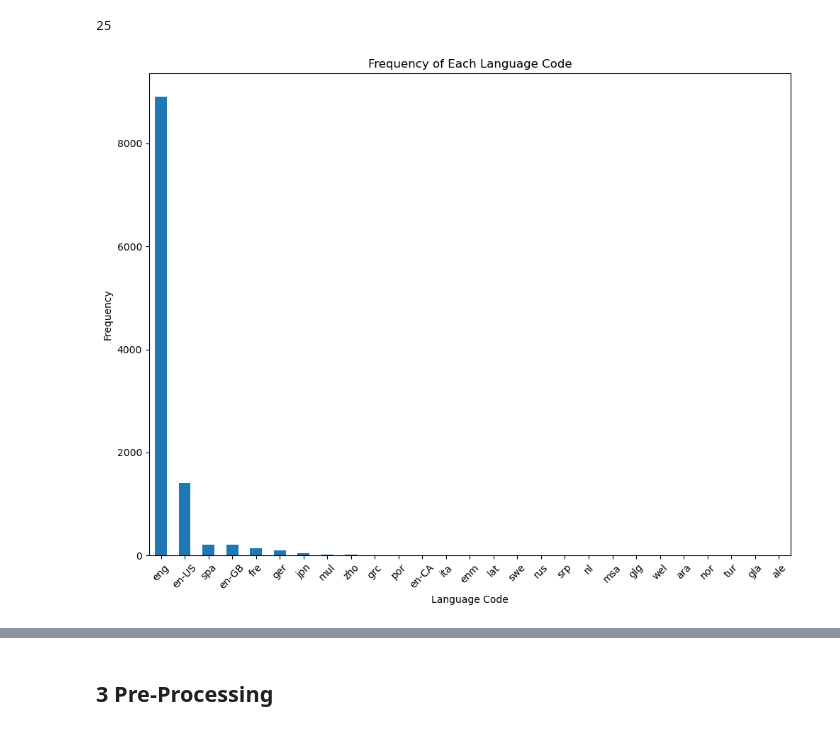
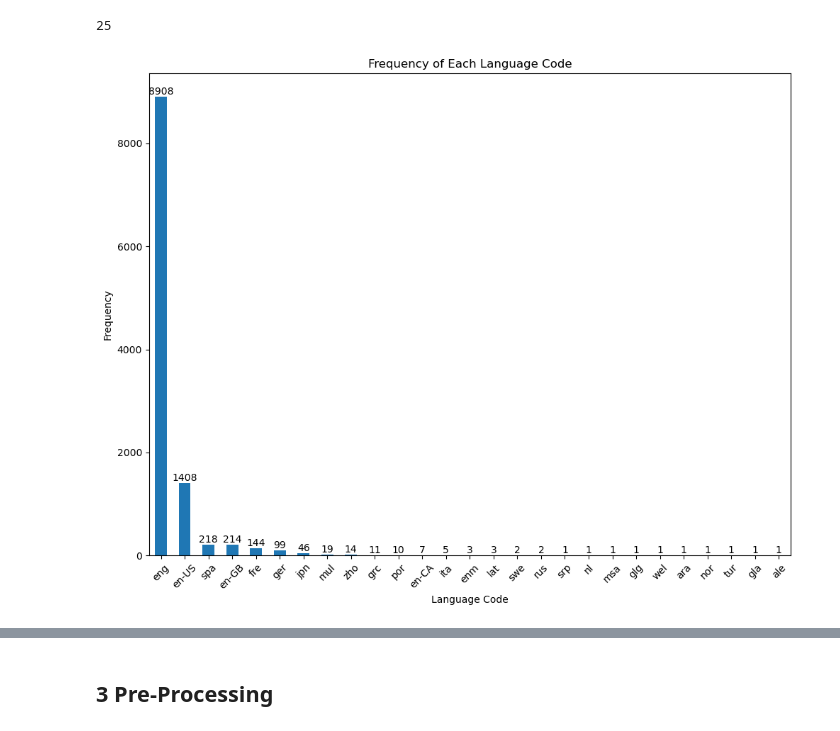
Before and after one commit to matrigz/Book-Rating-Prediction-Mode, a Jupyter notebook: projet.ipynb, the cells around one changed output, grey strips where cells are left out. Drawn from its saved outputs; the diff is of its cells as text; code cells hidden in the pictures.

```diff
--- a/projet.ipynb
+++ b/projet.ipynb
@@ -70,14 +70,18 @@ plt.scatter(df["  num_pages"], df["average_rating"], linewidths=0.1)
 # %%
 # Counting the frequency of each language code
 language_counts = df['language_code'].value_counts()
 
 # Creating a bar chart for the language codes
 plt.figure(figsize=(10, 8))
 language_counts.plot(kind='bar')
 plt.title('Frequency of Each Language Code')
 plt.xlabel('Language Code')
 plt.ylabel('Frequency')
 plt.xticks(rotation=45)
+
+for i in range(len(language_counts)):
+    plt.text(i, language_counts[i], str(language_counts[i]), ha='center', va='bottom')
+
 plt.tight_layout()
 # %% [output]
-[figure, old version]
+[figure, new version]
```
Also changed, not shown: parts of 26 cells of this notebook.
